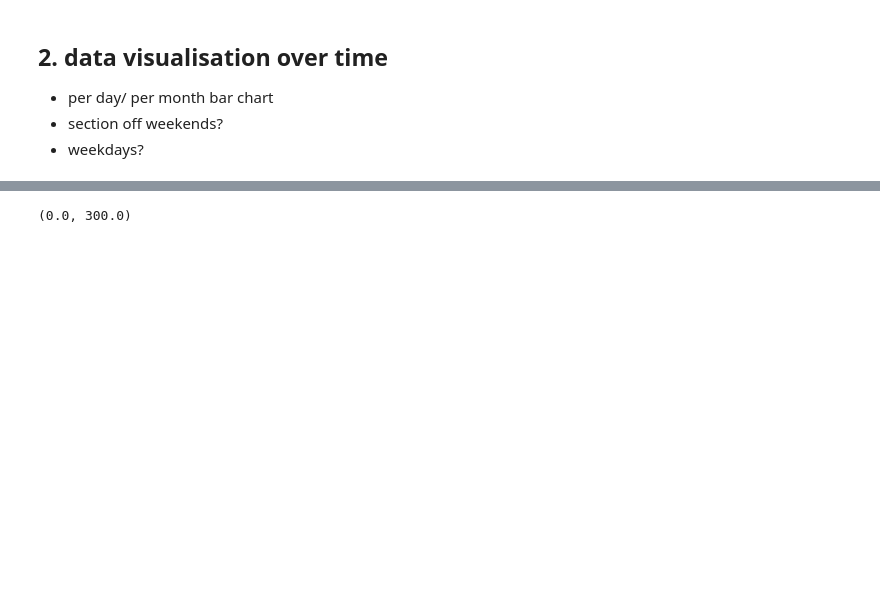
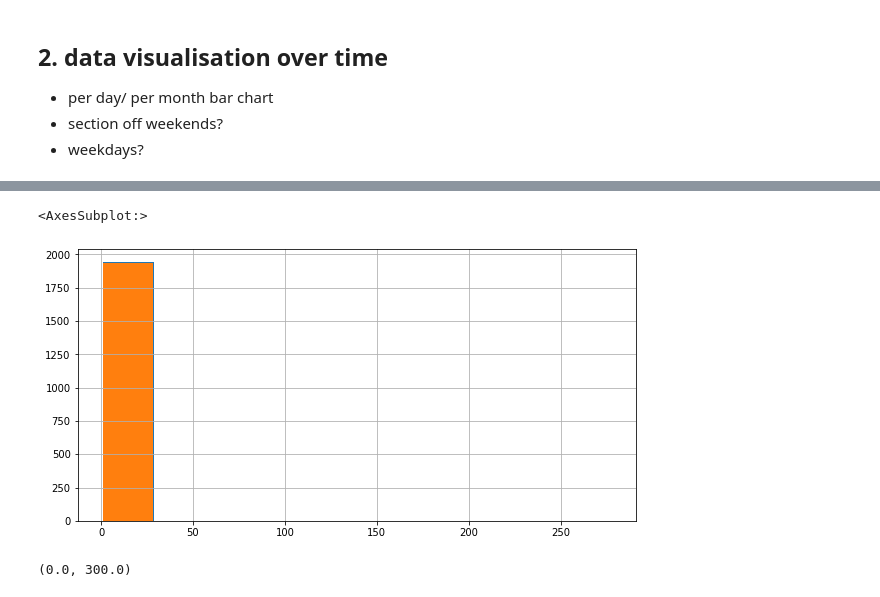
Before and after one commit to bojanasinpyjamas/data_project, a Jupyter notebook: cycleway-countsxls2018-2020.ipynb, the cells around one changed output, grey strips where cells are left out. Saved outputs shown, nothing was run; the diff lists cells and outputs as text; code cells hidden in the pictures; blank space fills up the shorter version.

```diff
--- a/cycleway-countsxls2018-2020.ipynb
+++ b/cycleway-countsxls2018-2020.ipynb
@@ -145,3 +145,9 @@ Text(0.5, 0, 'Falcon St Pedestrian Bridge , Cammeray (Cycleway and Pedestrian co
+# %%
+station_df[station_df.direction=="North"]["counter"].hist( )
+station_df[station_df.direction=="South"]["counter"].hist( )
+# %% [output]
+<AxesSubplot:>
+[figure, added]
 # %%
 time_df[(time_df.station=="90909") & (time_df.direction=="East")]["counter"].plot( )
 time_df[(time_df.station=="90909") & (time_df.direction=="West")]["counter"].plot( )
```
Also changed, not shown: parts of 1 cell of this notebook.
